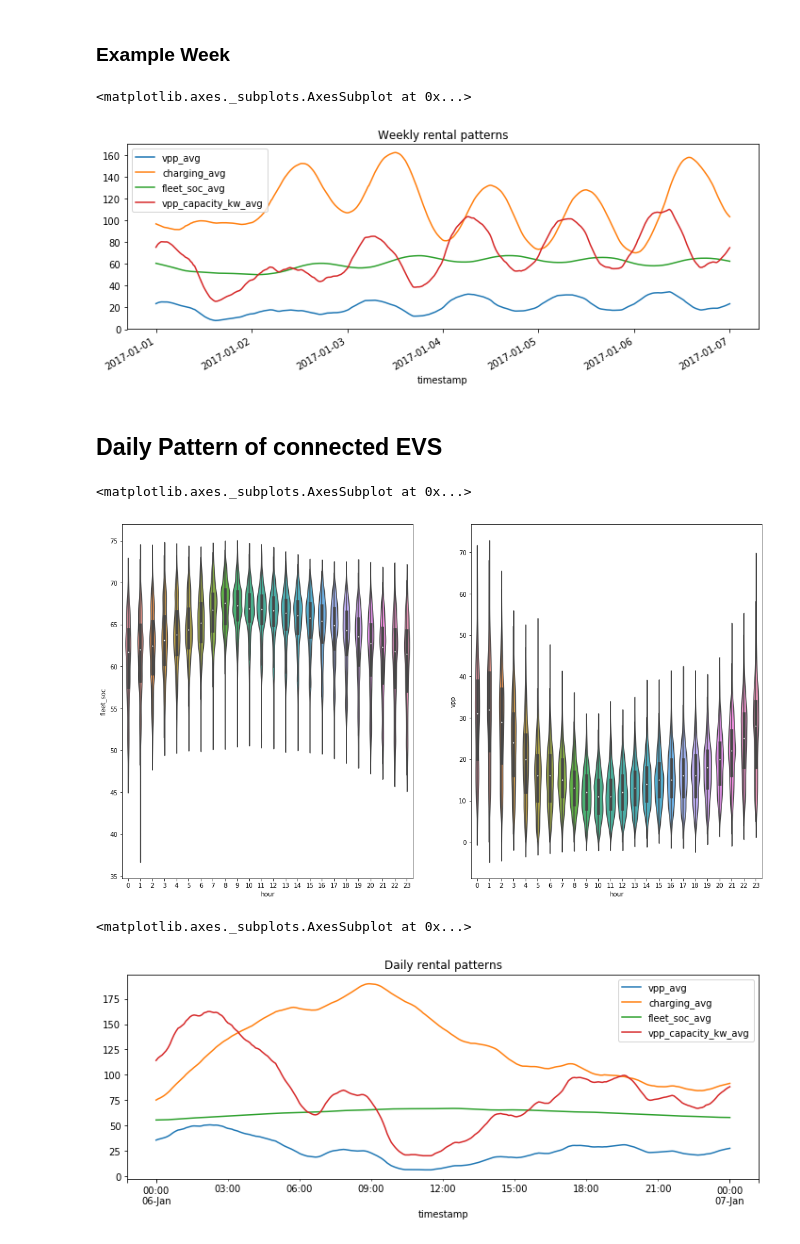
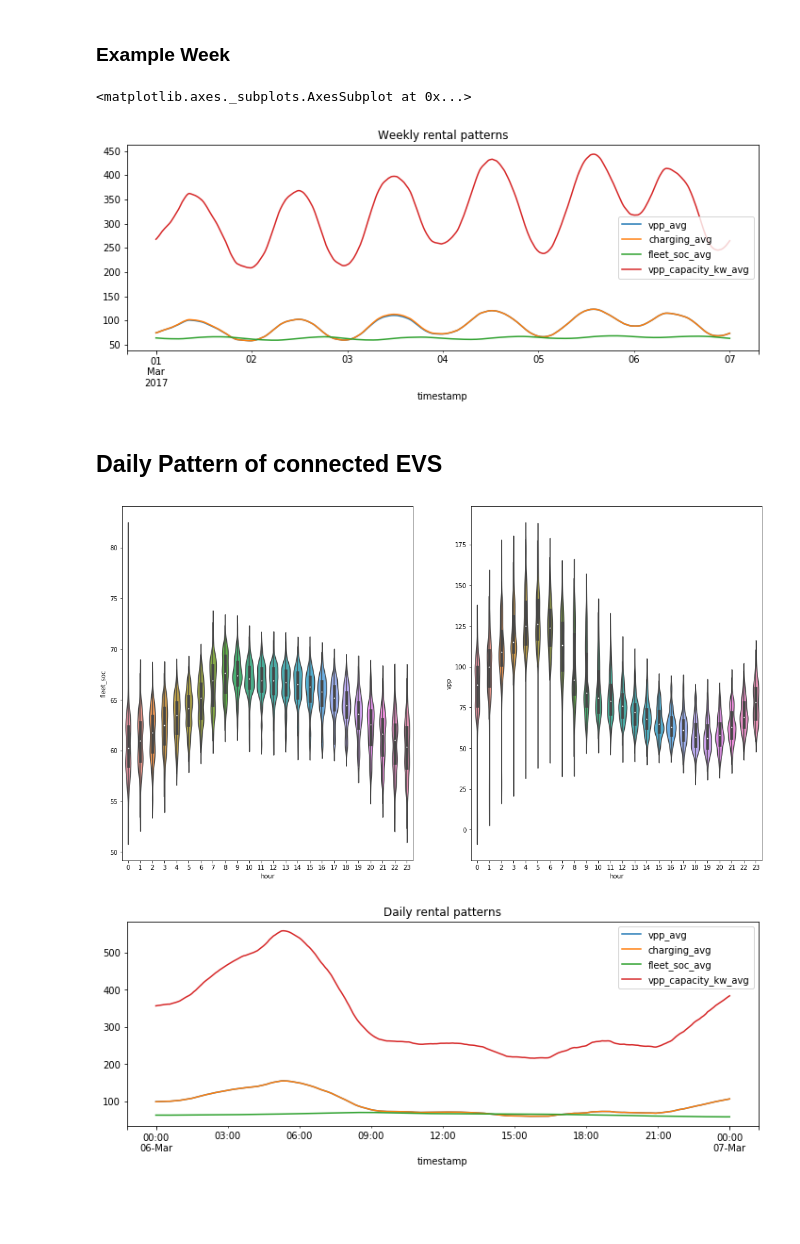
Before and after one commit to indyfree/FleetSim, a Jupyter notebook: notebooks/02-Car2Go.ipynb, the cells around one changed output. Cells and saved outputs as stored; diff of their text form; code cells hidden in the pictures; blank space fills up the shorter version.

Commit message:
[nb/car2go] Correctly assign index

```diff
--- a/notebooks/02-Car2Go.ipynb
+++ b/notebooks/02-Car2Go.ipynb
@@ -149,3 +168,7 @@ print("%d EVs were charged on a trip, which didn't end at a charger %d times." %
 **Simulation Solution:**: Add extra charge to battery when detected. (done)
 # %% [markdown]
 # Demand Patterns
+# %%
+df = load_car2go_capacity()
+df["timestamp"] = df["timestamp"].apply(lambda x : datetime.fromtimestamp(x))
+df = df.set_index("timestamp")
@@ -203,0 +237,7 @@ sns.violinplot(x="day", y="charging", data=df, ax=ax2)
+# %%
+df["hour"] = df.index.hour
+
+f, (ax1, ax2) = plt.subplots(1, 2)
+f.set_size_inches(18.5, 10.5)
+sns.violinplot(x="hour", y="fleet_soc", data=df, ax=ax1)
+sns.violinplot(x="hour", y="charging", data=df, ax=ax2);
@@ -208,10 +250,10 @@ sns.violinplot(x="day", y="charging", data=df, ax=ax2)
 # %%
 df = apply_smoother(df, days=0.5)
 plot(df, "Weekly rental patterns", start=datetime(
-    2017, 1, 1), end=datetime(2017, 1, 7))
+    2017, 3, 1), end=datetime(2017, 3, 7))
 # %% [output]
 <matplotlib.axes._subplots.AxesSubplot at 0x...>
-[figure, old version]
+[figure, new version]
 # %% [markdown]
 ## Daily Pattern of connected EVS
 # %%
@@ -220,14 +262,12 @@ df["hour"] = df.index.hour
 f, (ax1, ax2) = plt.subplots(1, 2)
 f.set_size_inches(18.5, 10.5)
 sns.violinplot(x="hour", y="fleet_soc", data=df, ax=ax1)
-sns.violinplot(x="hour", y="vpp", data=df, ax=ax2)
+sns.violinplot(x="hour", y="vpp", data=df, ax=ax2);
 # %% [output]
-<matplotlib.axes._subplots.AxesSubplot at 0x...>
-[figure, old version]
+[figure, new version]
 # %%
 df = apply_smoother(df, days=1/24)
 plot(df, "Daily rental patterns", start=datetime(
-    2017, 1, 6), end=datetime(2017, 1, 7))
+    2017, 3, 6), end=datetime(2017, 3, 7));
 # %% [output]
-<matplotlib.axes._subplots.AxesSubplot at 0x...>
-[figure, old version]
+[figure, new version]
```
Also changed, not shown: parts of 12 cells of this notebook, 1 other file.
